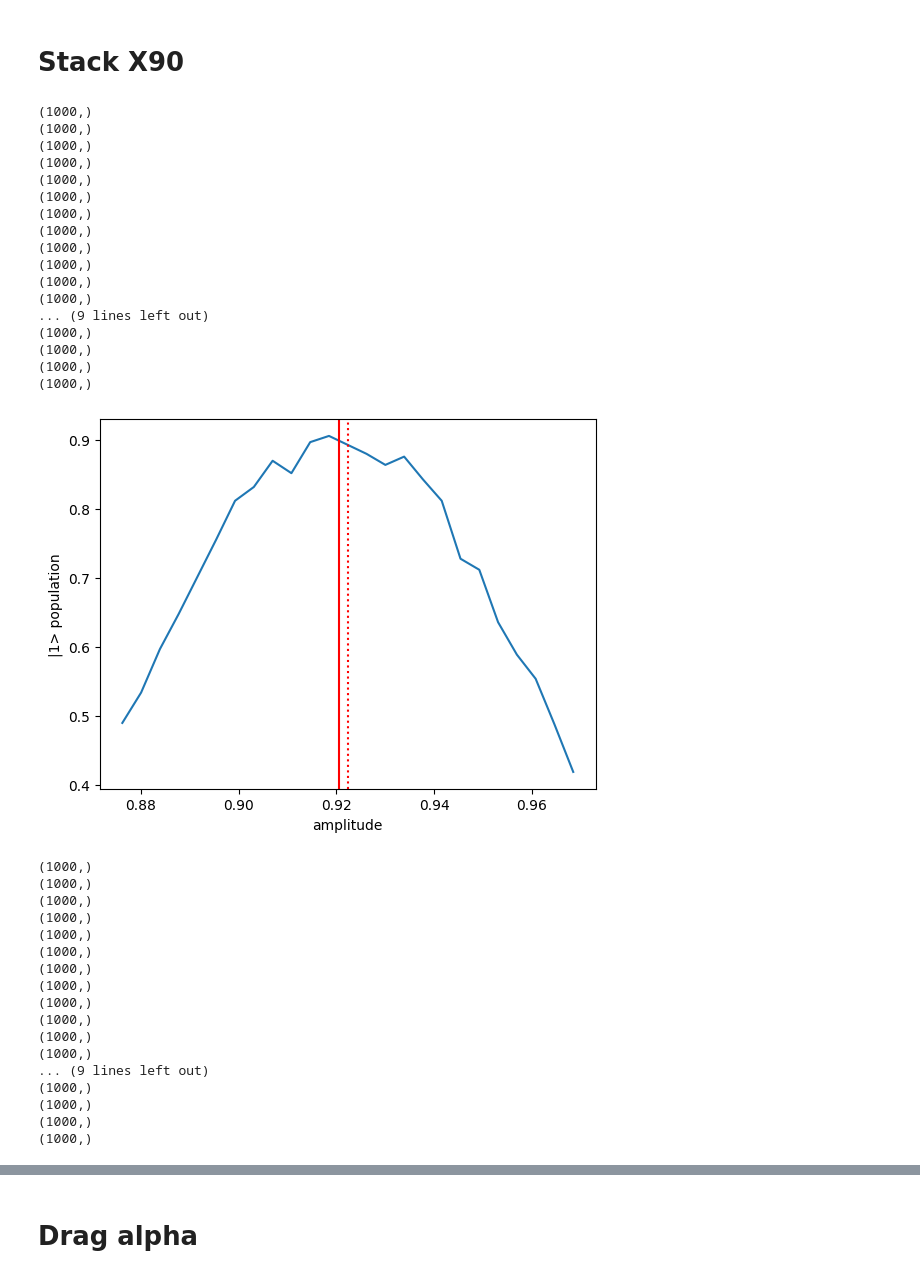
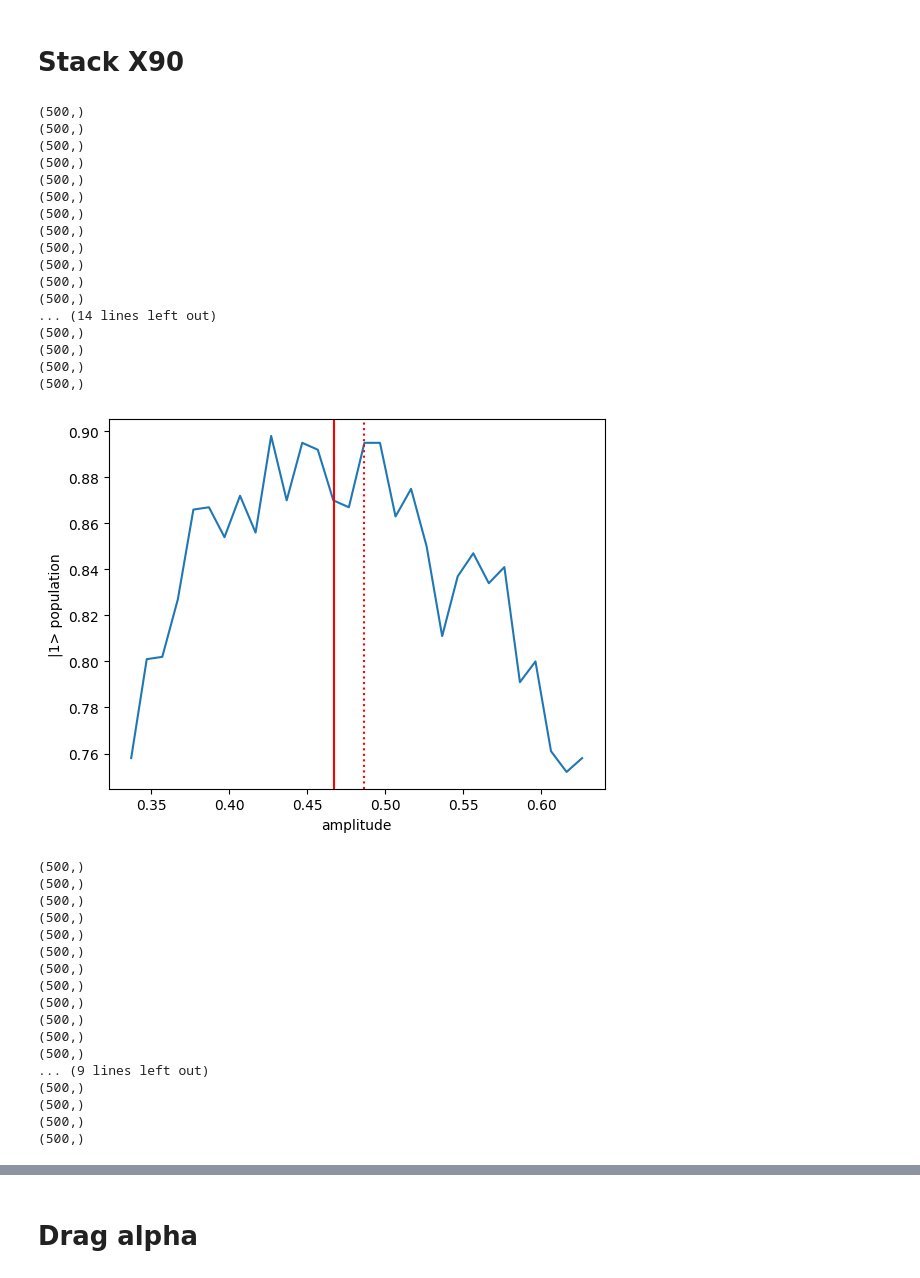
Before and after one commit to freaksie/chipcalibration, a Jupyter notebook: chipcali_fpgaml.ipynb, the cells around one changed output, grey strips where cells are left out. Saved outputs shown, nothing was run; the diff lists cells and outputs as text; code cells hidden in the pictures.

```diff
--- a/chipcali_fpgaml.ipynb
+++ b/chipcali_fpgaml.ipynb
@@ -808,59 +717,59 @@ plt.plot(c1[0],c1[1],marker='$%s$'%labels[1],color='red')
 # %%
 import chipcalibration.graph as graph
 import chipcalibration.repeated_xgates as rx
 qchip = qc.QChip(qchippath+'/qubitcfg.json')
 qubits=['Q1']
 reload(rx)
 initratio=dict(Q0=0.1,Q1=0.3,Q7=0.25,Q5=0.3,Q2=0.3,Q3=0.3,Q4=0.2,Q6=0.15)
 cal_graph = graph.CalibrationGraph()
 for qubit in qubits:
-    # cal_graph.add_calibration_step('{}_stack_0'.format(qubit),
-    #                                rx.XGateRepetition([qubit], initratio[qubit], 30, 0),
-    #                                [qubit], shots_per_circuit=1000)
+    cal_graph.add_calibration_step('{}_stack_0'.format(qubit),
+                                   rx.XGateRepetition([qubit], initratio[qubit], 30, 0),
+                                   [qubit], shots_per_circuit=1000)
     cal_graph.add_calibration_step('{}_stack_1'.format(qubit),
                                    rx.XGateRepetition([qubit], 0.05, 25, 5),
-                                  #  [qubit], predecessor_nodes=['{}_stack_0'.format(qubit)], shots_per_circuit=1000)
-                                   [qubit], shots_per_circuit=1000)
+                                   [qubit], predecessor_nodes=['{}_stack_0'.format(qubit)], shots_per_circuit=1000)
+                                #    [qubit], shots_per_circuit=1000)
     cal_graph.add_calibration_step('{}_stack_2'.format(qubit),
                                    rx.XGateRepetition([qubit], 0.025, 25, 10),
                                    [qubit], predecessor_nodes=['{}_stack_1'.format(qubit)], shots_per_circuit=1000)
     cal_graph.add_calibration_step('{}_stack_3'.format(qubit),
                                    rx.XGateRepetition([qubit], 0.01, 25, 40),
                                    [qubit], predecessor_nodes=['{}_stack_2'.format(qubit)], shots_per_circuit=1000)
 cal_graph.run_calibration(jobman, qchip, show_plots=True)
 # %% [output]
-(1000,)
-(1000,)
-(1000,)
-(1000,)
-(1000,)
-(1000,)
-(1000,)
-(1000,)
-(1000,)
-(1000,)
-(1000,)
-(1000,)
-... (9 lines left out)
-(1000,)
-(1000,)
-(1000,)
-(1000,)
+(500,)
+(500,)
+(500,)
+(500,)
+(500,)
+(500,)
+(500,)
+(500,)
+(500,)
+(500,)
+(500,)
+(500,)
+... (14 lines left out)
+(500,)
+(500,)
+(500,)
+(500,)
-[figure, old version]
+[figure, new version]
-(1000,)
-(1000,)
-(1000,)
-(1000,)
-(1000,)
-(1000,)
-(1000,)
-(1000,)
-(1000,)
-(1000,)
-(1000,)
-(1000,)
+(500,)
+(500,)
+(500,)
+(500,)
+(500,)
+(500,)
+(500,)
+(500,)
+(500,)
+(500,)
+(500,)
+(500,)
 ... (9 lines left out)
-(1000,)
-(1000,)
-(1000,)
-(1000,)
+(500,)
+(500,)
+(500,)
+(500,)
```
Also changed, not shown: parts of 62 cells of this notebook, 3 other files.
